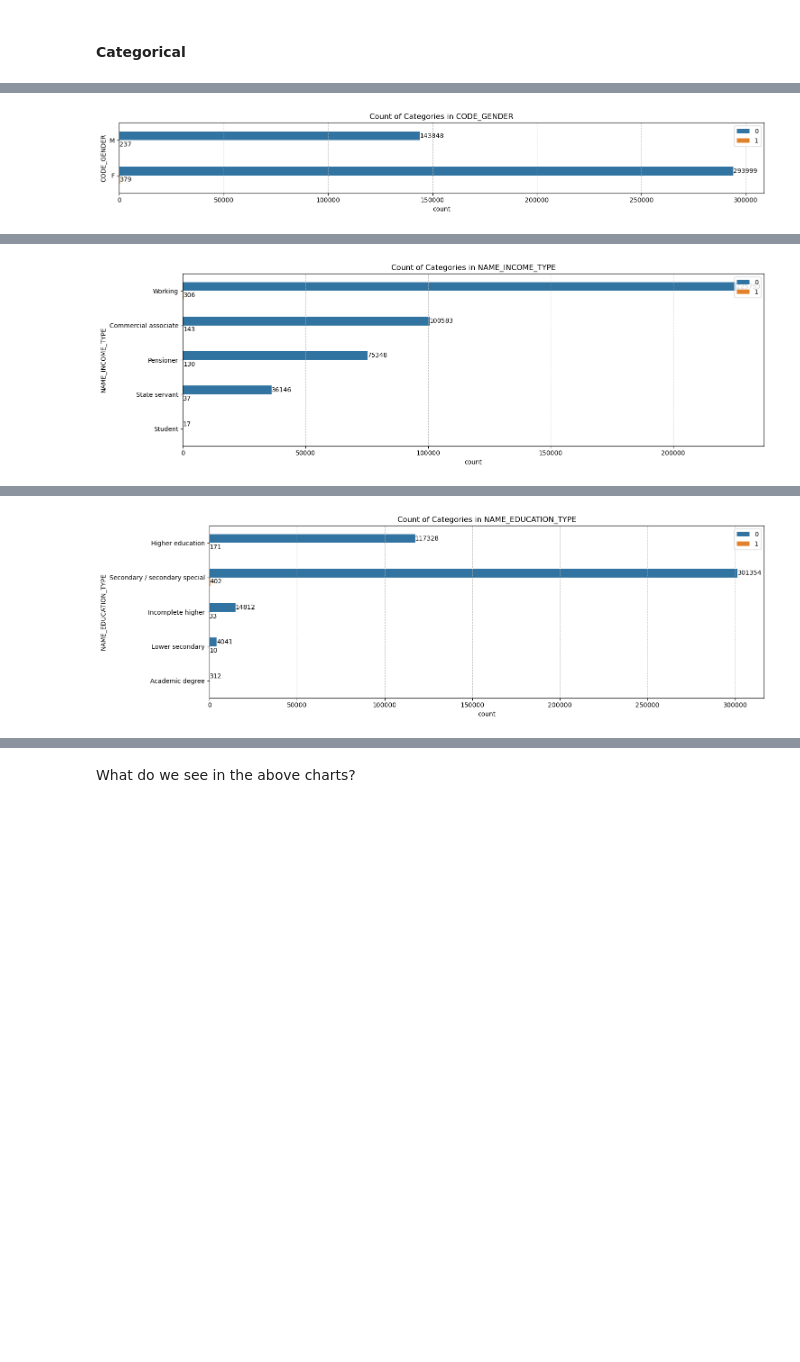
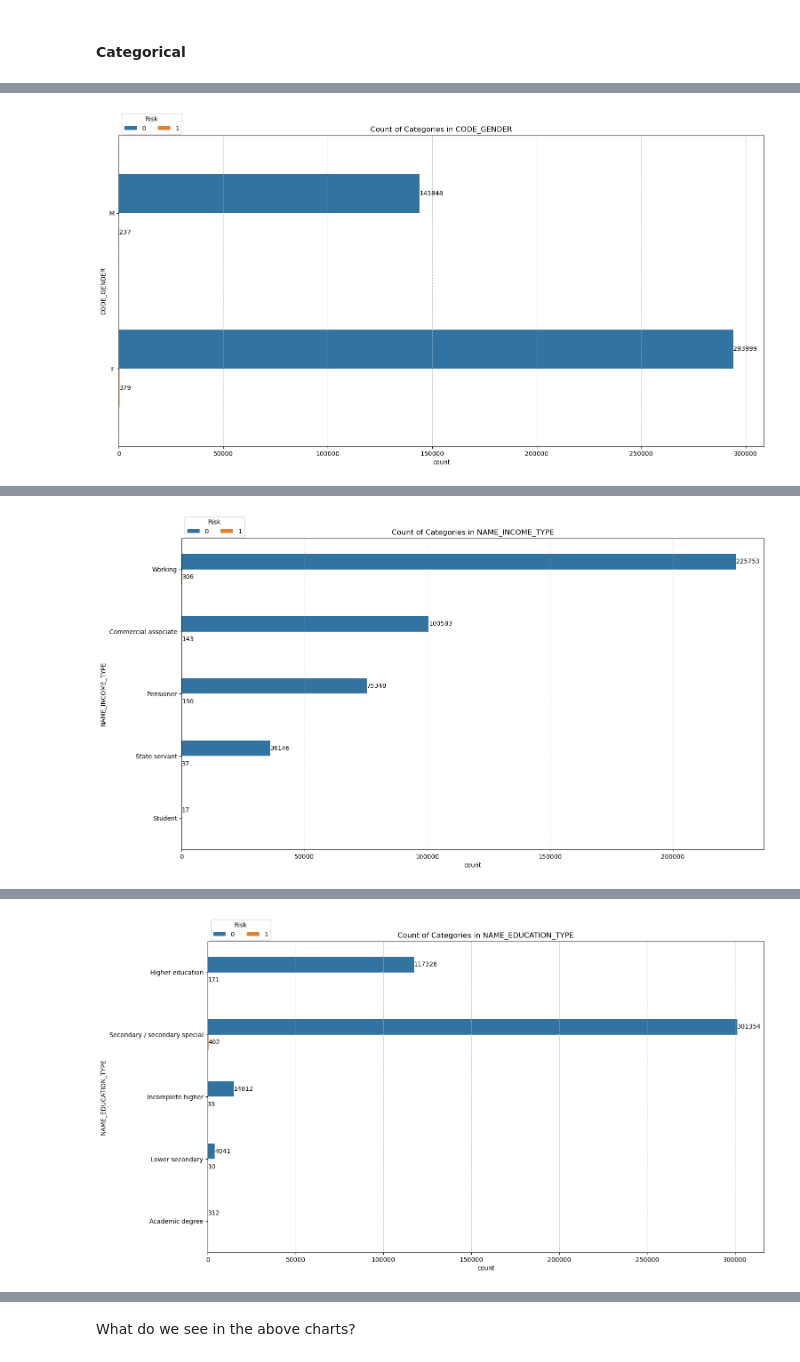
Before and after one commit to DataYankie/CreditCardApproval, a Jupyter notebook: CreditCardApproval.ipynb, the cells around one changed output, grey strips where cells are left out. Cells and saved outputs as stored; diff of their text form; code cells hidden in the pictures; blank space fills up the shorter version.

Commit message:
Finish bar plot

```diff
--- a/CreditCardApproval.ipynb
+++ b/CreditCardApproval.ipynb
@@ -344,37 +344,36 @@ cols = 2  # Number of plots per row
 rows = (num_columns + cols - 1) // cols  # Calculate the number of rows needed
 colors = {0:'Blue', 1:'Red'}
 # %%
-bar_height = 0.5  # Adjust the bar height to separate different RISK groups
 for i, column in enumerate(categorical_cols):
+    # Group and count data by category and risk
     category_counts = application_record_df.groupby([column, 'RISK']).size().unstack(fill_value=0)
-    num_categories = len(category_counts)
 
-    # Create a DataFrame for the counts
-    count_df = pd.DataFrame(category_counts)
-    count_df.columns.name = 'RISK'
-    count_df.index.name = column
+    # Display the counts DataFrame
+    print(f"\nCounts of Categories in {column}:\n", category_counts)
 
-    # Print the DataFrame
-    print(f"\nCounts of Categories in {column}:")
-    print(count_df)
+    # Create a plot with a fixed size
+    fig, ax = plt.subplots(figsize=(15, 8), constrained_layout=True)
 
-    # Adjust the figure size dynamically based on the number of categories
-    fig, ax = plt.subplots(figsize=(15, num_categories * 0.75 + 1))
+    # Create a count plot with seaborn
+    sns.countplot(data=application_record_df, y=column, hue='RISK', ax=ax, width=0.5)
 
-    ax = sns.countplot(data = application_record_df, y = column, hue='RISK', width=0.5)
+    # Add bar labels to each bar
     for container in ax.containers:
         ax.bar_label(container)
 
-    ax.legend(loc='upper right', bbox_to_anchor=(1, 1))
+    # Adjust the legend position above the left corner of the plot
+    ax.legend(
+        loc='upper left',
+        ncol=2,
+        bbox_to_anchor=(0, 1.08),  # Fine-tune the position to be just above the plot's left corner
+        title='Risk'
+    )
 
-
+    # Add title and gridlines
     ax.set_title(f'Count of Categories in {column}')
-
-    # Add gridlines
     ax.grid(axis='x', linestyle='--', alpha=0.7)
 
-    # Adjust layout and display the plot
-    plt.tight_layout()
+    # Display the plot
     plt.show()
 # %% [output]
 Counts of Categories in CODE_GENDER:
@@ -382,5 +381,5 @@ RISK              0    1
 CODE_GENDER
 F            293999  379
 M            143848  237
-[figure, old version]
+[figure, new version]
 Counts of Categories in NAME_INCOME_TYPE:
@@ -391,5 +390,5 @@ Pensioner              75348  130
 State servant          36146   37
 Student                   17    0
 Working               225753  306
-[figure, old version]
+[figure, new version]
 Counts of Categories in NAME_EDUCATION_TYPE:
@@ -400,5 +399,5 @@ Higher education               117328  171
 Incomplete higher               14812   33
 Lower secondary                  4041   10
 Secondary / secondary special  301354  402
-[figure, old version]
+[figure, new version]
 Counts of Categories in NAME_FAMILY_STATUS:
```
Also changed, not shown: parts of 1 cell of this notebook.
